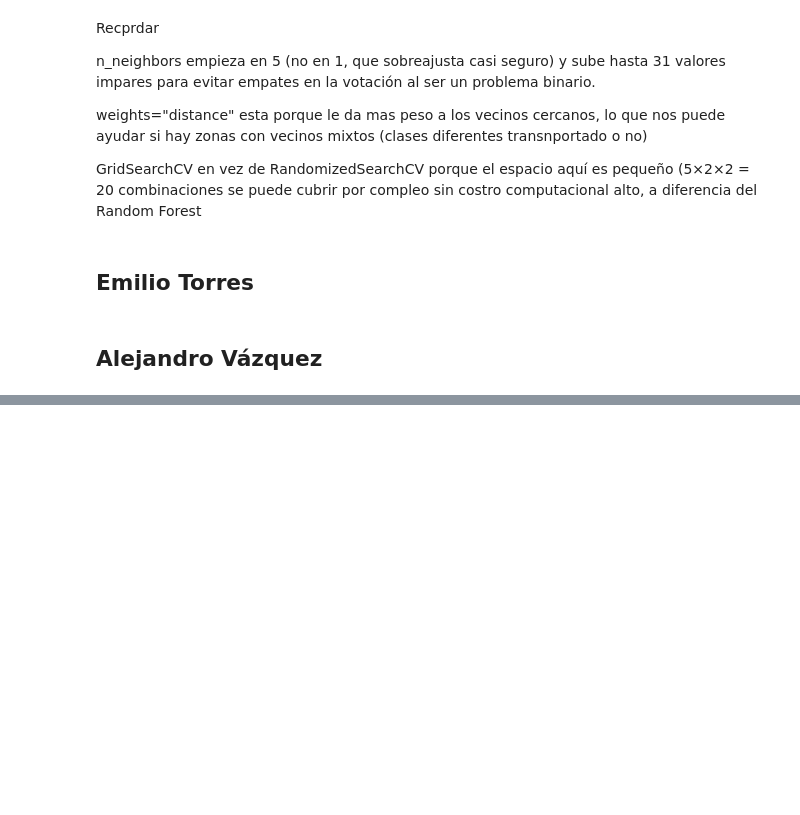
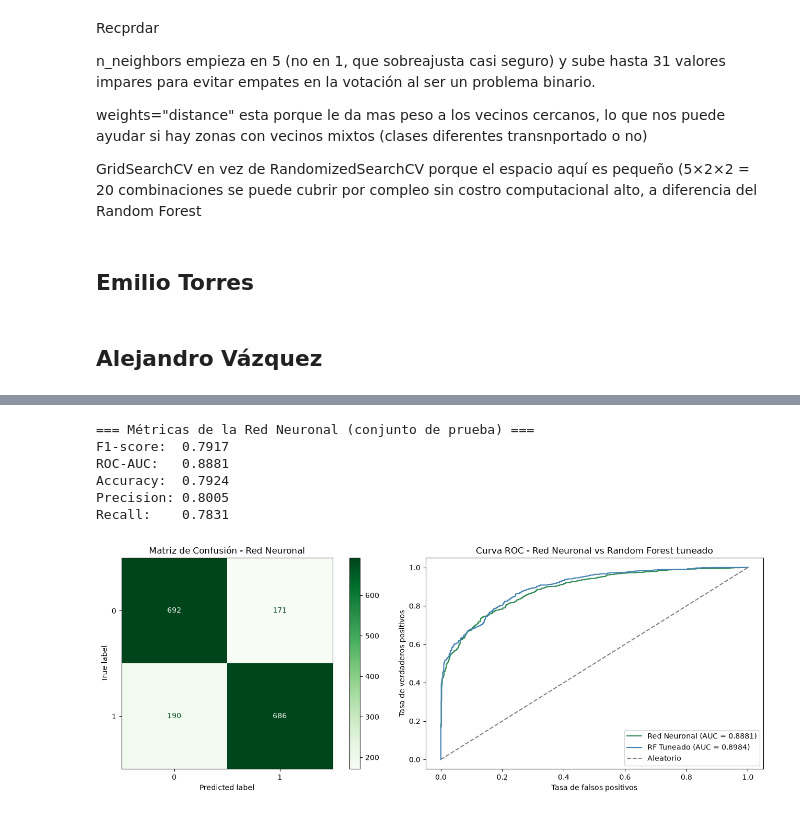
Before and after one commit to A01801224/TC3009C-RI, a Jupyter notebook: Notebooks/Reto_Tercer_Avance_Spaceship_Titanic.ipynb, the cells around one changed output, grey strips where cells are left out. Drawn from its saved outputs; the diff is of its cells as text; code cells hidden in the pictures; blank space fills up the shorter version.

```diff
--- a/Notebooks/Reto_Tercer_Avance_Spaceship_Titanic.ipynb
+++ b/Notebooks/Reto_Tercer_Avance_Spaceship_Titanic.ipynb
@@ -1060,0 +1165,46 @@ se puede cubrir por compleo sin costro computacional alto, a diferencia del Rand
+# %%
+y_pred_nn = modelo_nn.predict(X_test)
+y_proba_nn = modelo_nn.predict_proba(X_test)[:, 1]
+
+accuracy_nn = accuracy_score(y_test, y_pred_nn)
+precision_nn = precision_score(y_test, y_pred_nn)
+recall_nn = recall_score(y_test, y_pred_nn)
+f1_nn = f1_score(y_test, y_pred_nn)
+auc_nn = roc_auc_score(y_test, y_proba_nn)
+
+print("=== Métricas de la Red Neuronal (conjunto de prueba) ===")
+print(f"F1-score:  {f1_nn:.4f}")
+print(f"ROC-AUC:   {auc_nn:.4f}")
+print(f"Accuracy:  {accuracy_nn:.4f}")
+print(f"Precision: {precision_nn:.4f}")
+print(f"Recall:    {recall_nn:.4f}")
+# %% [output]
+=== Métricas de la Red Neuronal (conjunto de prueba) ===
+F1-score:  0.7917
+ROC-AUC:   0.8881
+Accuracy:  0.7924
+Precision: 0.8005
+Recall:    0.7831
+# %%
+fig, axes = plt.subplots(1, 2, figsize=(14, 5))
+
+ConfusionMatrixDisplay.from_predictions(
+    y_test, y_pred_nn, cmap="Greens", ax=axes[0]
+)
+axes[0].set_title("Matriz de Confusión - Red Neuronal")
+
+fpr_nn, tpr_nn, _ = roc_curve(y_test, y_proba_nn)
+fpr_rf_nn, tpr_rf_nn, _ = roc_curve(y_test, y_proba_tuneado)
+
+axes[1].plot(fpr_nn, tpr_nn, label=f"Red Neuronal (AUC = {auc_nn:.4f})", color="seagreen")
+axes[1].plot(fpr_rf_nn, tpr_rf_nn, label=f"RF Tuneado (AUC = {auc_tuneado:.4f})", color="steelblue")
+axes[1].plot([0, 1], [0, 1], linestyle="--", color="gray", label="Aleatorio")
+axes[1].set_xlabel("Tasa de falsos positivos")
+axes[1].set_ylabel("Tasa de verdaderos positivos")
+axes[1].set_title("Curva ROC - Red Neuronal vs Random Forest tuneado")
+axes[1].legend(loc="lower right")
+
+plt.tight_layout()
+plt.show()
+# %% [output]
+[figure, added]
```
Also changed, not shown: parts of 13 cells of this notebook.
